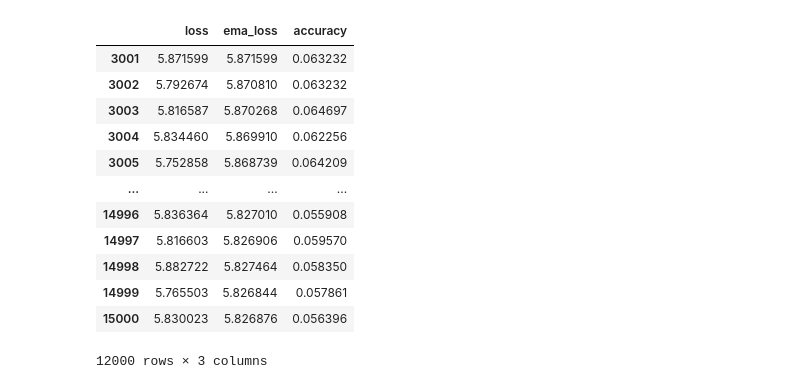
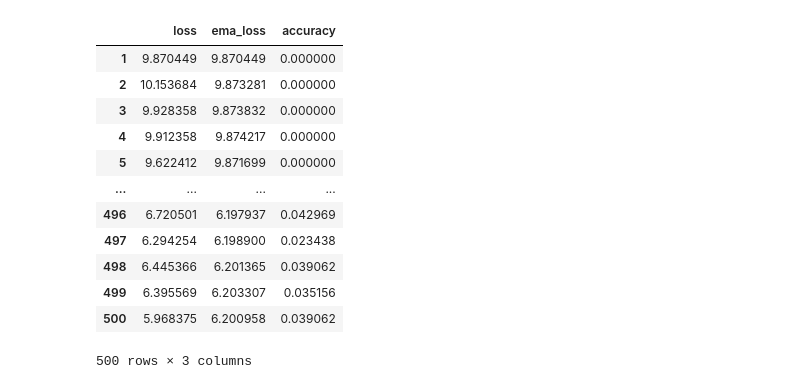
Before and after one commit to gaminghusky1/AIProjects, a Jupyter notebook: Neural Networks From Scratch/Transformers/metric_view.ipynb, the cells around one changed output. Cells and saved outputs as stored; diff of their text form; code cells hidden in the pictures.

```diff
--- a/Neural Networks From Scratch/Transformers/metric_view.ipynb
+++ b/Neural Networks From Scratch/Transformers/metric_view.ipynb
@@ -2,22 +2,22 @@
 import pandas as pd
 import matplotlib.pyplot as plt
 # %%
-metrics = pd.read_csv("TinychatModels/tinychat_metrics.csv", index_col=0)
+metrics = pd.read_csv("TinychatModels/better_tinychat_metrics.csv", index_col=0)
 metrics
 # %% [output]
 |  | loss | ema_loss | accuracy |
-| 3001 | 5.871599 | 5.871599 | 0.063232 |
-| 3002 | 5.792674 | 5.870810 | 0.063232 |
-| 3003 | 5.816587 | 5.870268 | 0.064697 |
-| 3004 | 5.834460 | 5.869910 | 0.062256 |
-| 3005 | 5.752858 | 5.868739 | 0.064209 |
+| 1 | 9.870449 | 9.870449 | 0.000000 |
+| 2 | 10.153684 | 9.873281 | 0.000000 |
+| 3 | 9.928358 | 9.873832 | 0.000000 |
+| 4 | 9.912358 | 9.874217 | 0.000000 |
+| 5 | 9.622412 | 9.871699 | 0.000000 |
 | ... | ... | ... | ... |
-| 14996 | 5.836364 | 5.827010 | 0.055908 |
-| 14997 | 5.816603 | 5.826906 | 0.059570 |
-| 14998 | 5.882722 | 5.827464 | 0.058350 |
-| 14999 | 5.765503 | 5.826844 | 0.057861 |
-| 15000 | 5.830023 | 5.826876 | 0.056396 |
+| 496 | 6.720501 | 6.197937 | 0.042969 |
+| 497 | 6.294254 | 6.198900 | 0.023438 |
+| 498 | 6.445366 | 6.201365 | 0.039062 |
+| 499 | 6.395569 | 6.203307 | 0.035156 |
+| 500 | 5.968375 | 6.200958 | 0.039062 |
-12000 rows × 3 columns
+500 rows × 3 columns
 # %%
 loss_fig, loss_ax = plt.subplots()
 loss_ax.plot(metrics["loss"])
```
Also changed, not shown: parts of 1 cell of this notebook, 16 other files.
